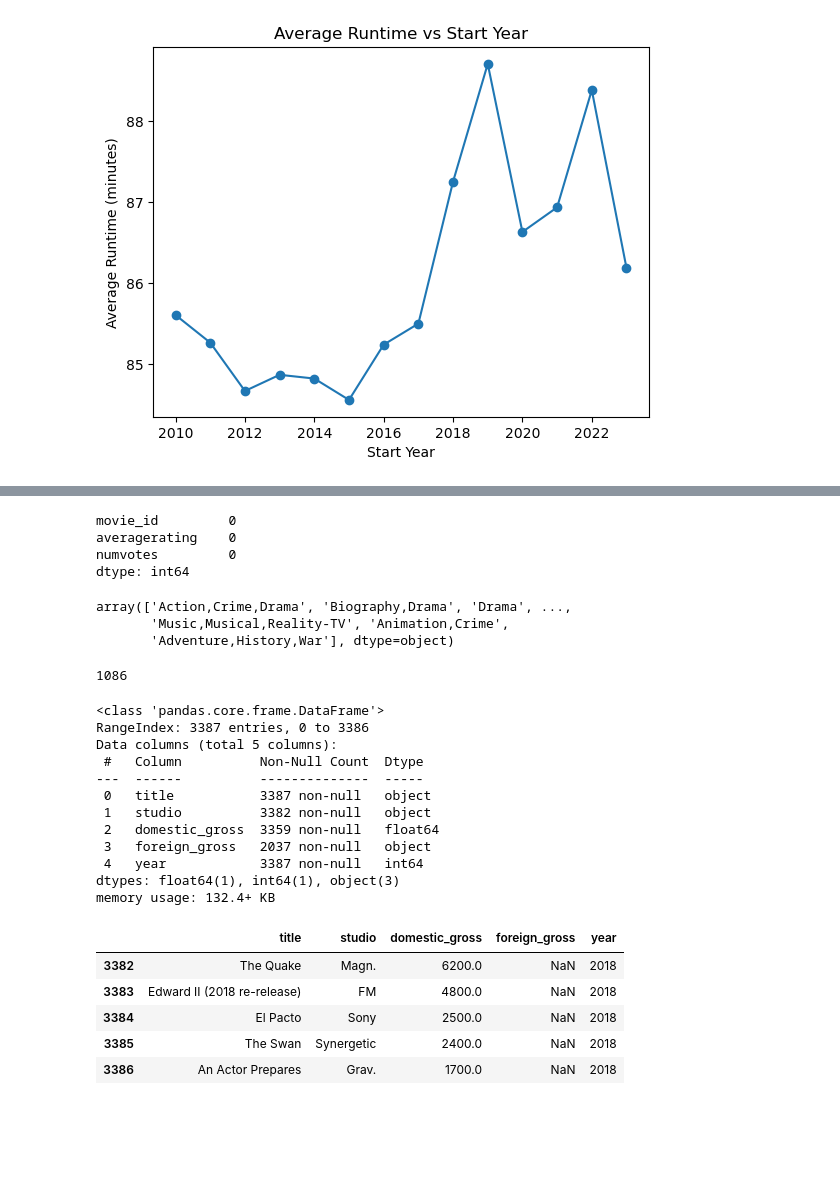
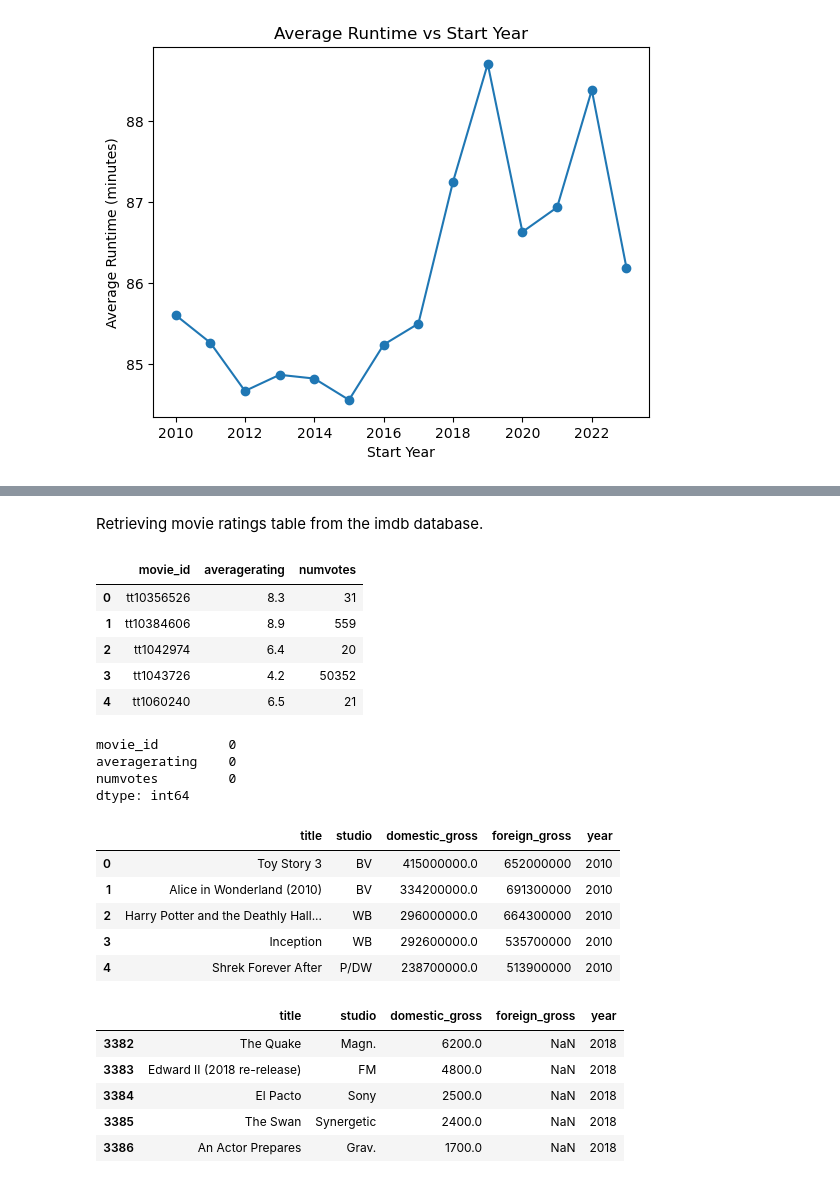
Before and after one commit to randellmwania/Microsoft-Movie-Studio-Market-Analysis-and-Strategy-for-Success, a Jupyter notebook: Microsoft-Movie-Studio-Market-Analysis-and-Strategy-for-Success.ipynb, the cells around one changed output, grey strips where cells are left out. Saved outputs shown, nothing was run; the diff lists cells and outputs as text; code cells hidden in the pictures; blank space fills up the shorter version.

```diff
--- a/Microsoft-Movie-Studio-Market-Analysis-and-Strategy-for-Success.ipynb
+++ b/Microsoft-Movie-Studio-Market-Analysis-and-Strategy-for-Success.ipynb
@@ -159,3 +215,18 @@ movie_ratings_df.head()
+# %% [markdown]
+Retrieving movie ratings table from the imdb database.
+# %%
+#Executing a SQL query to retrieve data from a table named "movie_ratings"
+# and storing the result in a Pandas DataFrame called "movie_ratings_df"
+query = "SELECT * FROM movie_ratings "
+movie_ratings_df = pd.read_sql_query(query, conn)
+movie_ratings_df.head()
+# %% [output]
+|  | movie_id | averagerating | numvotes |
+| 0 | tt10356526 | 8.3 | 31 |
+| 1 | tt10384606 | 8.9 | 559 |
+| 2 | tt1042974 | 6.4 | 20 |
+| 3 | tt1043726 | 4.2 | 50352 |
+| 4 | tt1060240 | 6.5 | 21 |
 # %%
 movie_ratings_null_counts = movie_ratings_df.isnull().sum()
 movie_ratings_null_counts
@@ -164,35 +235,17 @@ movie_id         0
 averagerating    0
 numvotes         0
 dtype: int64
-# %%
-unique_genres = movie_basics_df["genres"].unique()
-unique_genres
-# %% [output]
-array(['Action,Crime,Drama', 'Biography,Drama', 'Drama', ...,
-       'Music,Musical,Reality-TV', 'Animation,Crime',
-       'Adventure,History,War'], dtype=object)
-# %%
-num_unique_genres = movie_basics_df["genres"].nunique()
-num_unique_genres
-# %% [output]
-1086
 # %%
 import csv
 bom_movie_df = pd.read_csv("bom.movie_gross.csv")
-bom_movie_df.info()
+bom_movie_df.head()
 # %% [output]
-<class 'pandas.core.frame.DataFrame'>
-RangeIndex: 3387 entries, 0 to 3386
-Data columns (total 5 columns):
- #   Column          Non-Null Count  Dtype
----  ------          --------------  -----
- 0   title           3387 non-null   object
- 1   studio          3382 non-null   object
- 2   domestic_gross  3359 non-null   float64
- 3   foreign_gross   2037 non-null   object
- 4   year            3387 non-null   int64
-dtypes: float64(1), int64(1), object(3)
-memory usage: 132.4+ KB
+|  | title | studio | domestic_gross | foreign_gross | year |
+| 0 | Toy Story 3 | BV | 415000000.0 | 652000000 | 2010 |
+| 1 | Alice in Wonderland (2010) | BV | 334200000.0 | 691300000 | 2010 |
+| 2 | Harry Potter and the Deathly Hall... | WB | 296000000.0 | 664300000 | 2010 |
+| 3 | Inception | WB | 292600000.0 | 535700000 | 2010 |
+| 4 | Shrek Forever After | P/DW | 238700000.0 | 513900000 | 2010 |
 # %%
 bom_movie_df.tail()
 # %% [output]
```
Also changed, not shown: parts of 35 cells of this notebook.
